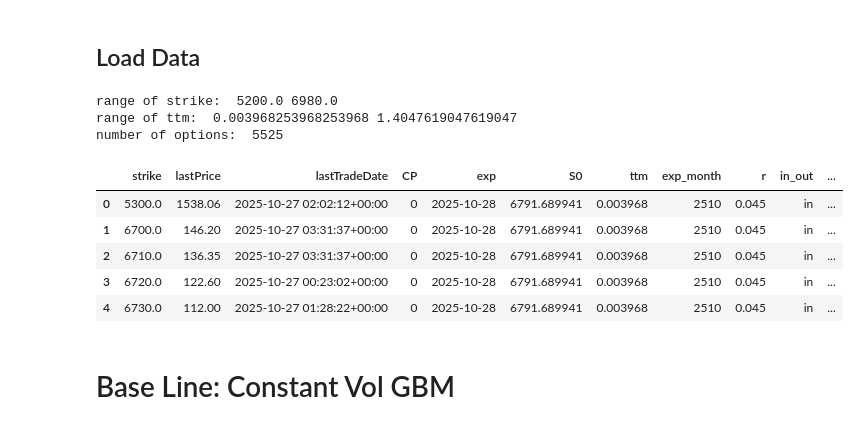
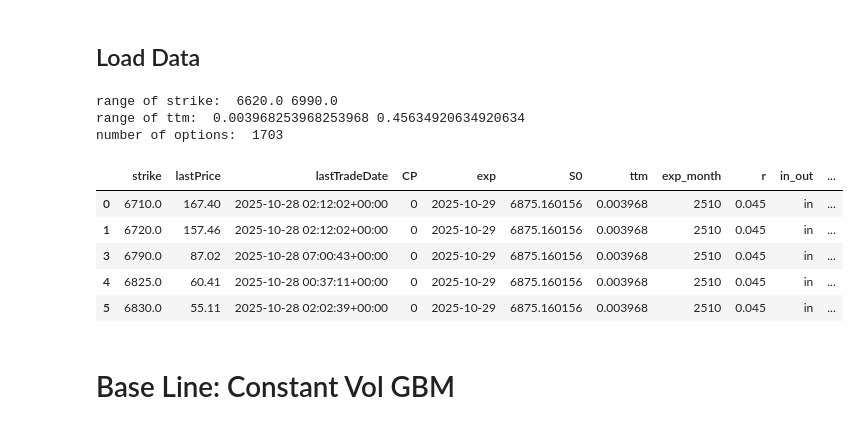
Before and after one commit to StevenYang23/MonteCarloOptionPricing, a Jupyter notebook: main.ipynb, the cells around one changed output. Cells and saved outputs as stored; diff of their text form; code cells hidden in the pictures.

```diff
--- a/main.ipynb
+++ b/main.ipynb
@@ -23,33 +23,26 @@ from BaseLineGBM import GBM_simulation
 # %%
 ticker = "^SPX"
 spx = yf.Ticker(ticker)
 r = 0.045
-import datetime
 
-# Get today's date
-today = datetime.date.today()
-if today.weekday() == 5:  # Saturday
-    Today = (today - datetime.timedelta(days=1)).isoformat()
-elif today.weekday() == 6:  # Sunday
-    Today = (today - datetime.timedelta(days=2)).isoformat()
-else:
-    Today = today.isoformat()
+calls,date = get_Today_data(Ticker = spx, r = r)
+save_to_csv(calls,date)
+# calls = read_from_csv("2025-10-28.csv")
 
-calls,option = get_data(Ticker = spx, r = r, Today = Today)
 print("range of strike: ",calls["strike"].min(),calls["strike"].max())
 print("range of ttm: ",calls["ttm"].min(),calls["ttm"].max())
 print("number of options: ",calls.size)
 calls.head()
 # %% [output]
-range of strike:  5200.0 6980.0
-range of ttm:  0.003968253968253968 1.4047619047619047
-number of options:  5525
+range of strike:  6620.0 6990.0
+range of ttm:  0.003968253968253968 0.45634920634920634
+number of options:  1703
 |  | strike | lastPrice | lastTradeDate | CP | exp | S0 | ttm | exp_month | r | in_out | ... |
-| 0 | 5300.0 | 1538.06 | 2025-10-27 02:02:12+00:00 | 0 | 2025-10-28 | 6791.689941 | 0.003968 | 2510 | 0.045 | in | ... |
-| 1 | 6700.0 | 146.20 | 2025-10-27 03:31:37+00:00 | 0 | 2025-10-28 | 6791.689941 | 0.003968 | 2510 | 0.045 | in | ... |
-| 2 | 6710.0 | 136.35 | 2025-10-27 03:31:37+00:00 | 0 | 2025-10-28 | 6791.689941 | 0.003968 | 2510 | 0.045 | in | ... |
-| 3 | 6720.0 | 122.60 | 2025-10-27 00:23:02+00:00 | 0 | 2025-10-28 | 6791.689941 | 0.003968 | 2510 | 0.045 | in | ... |
-| 4 | 6730.0 | 112.00 | 2025-10-27 01:28:22+00:00 | 0 | 2025-10-28 | 6791.689941 | 0.003968 | 2510 | 0.045 | in | ... |
+| 0 | 6710.0 | 167.40 | 2025-10-28 02:12:02+00:00 | 0 | 2025-10-29 | 6875.160156 | 0.003968 | 2510 | 0.045 | in | ... |
+| 1 | 6720.0 | 157.46 | 2025-10-28 02:12:02+00:00 | 0 | 2025-10-29 | 6875.160156 | 0.003968 | 2510 | 0.045 | in | ... |
+| 3 | 6790.0 | 87.02 | 2025-10-28 07:00:43+00:00 | 0 | 2025-10-29 | 6875.160156 | 0.003968 | 2510 | 0.045 | in | ... |
+| 4 | 6825.0 | 60.41 | 2025-10-28 00:37:11+00:00 | 0 | 2025-10-29 | 6875.160156 | 0.003968 | 2510 | 0.045 | in | ... |
+| 5 | 6830.0 | 55.11 | 2025-10-28 02:02:39+00:00 | 0 | 2025-10-29 | 6875.160156 | 0.003968 | 2510 | 0.045 | in | ... |
 # %% [markdown]
 # Base Line: Constant Vol GBM
 # %%
```
Also changed, not shown: parts of 6 cells of this notebook, 2 other files.
